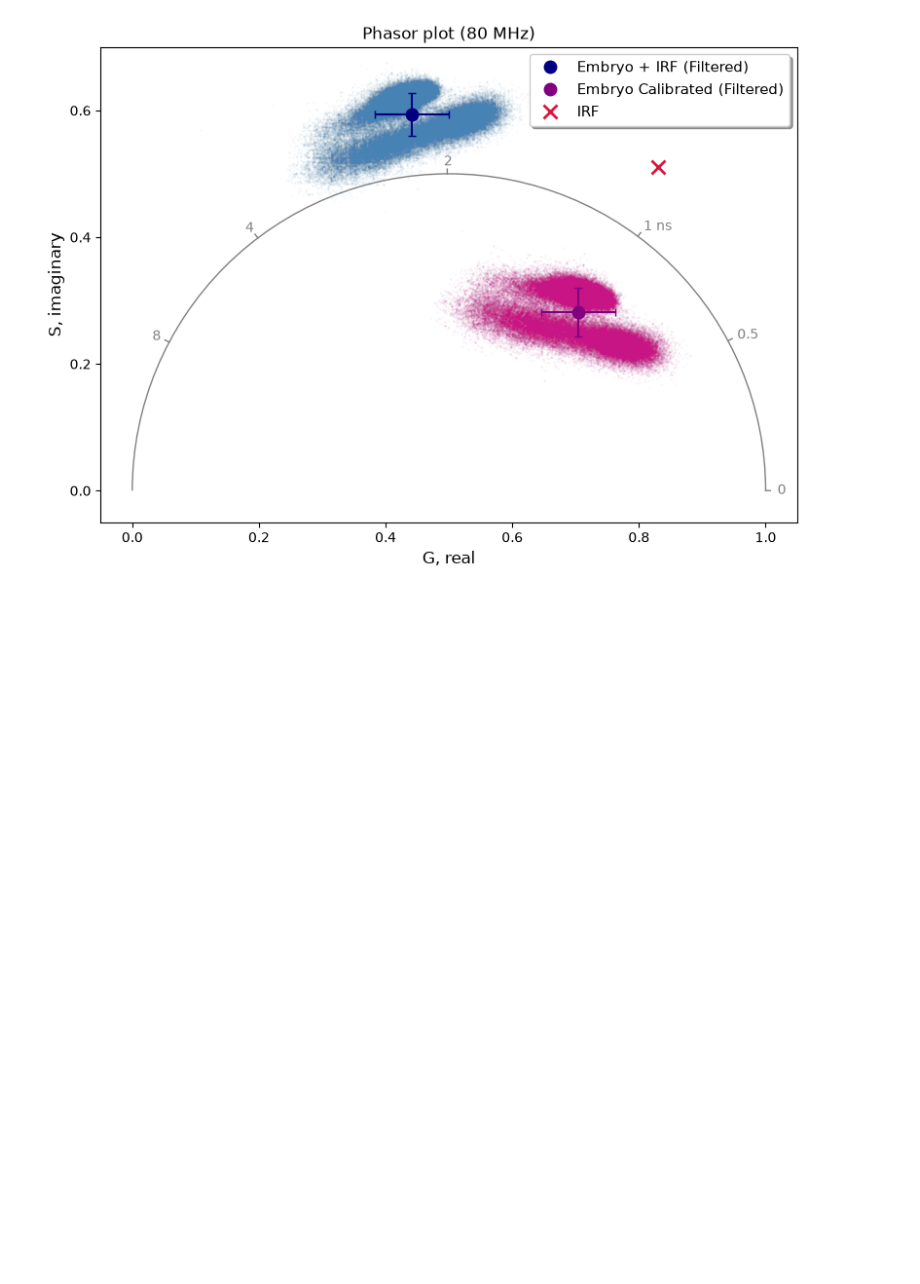
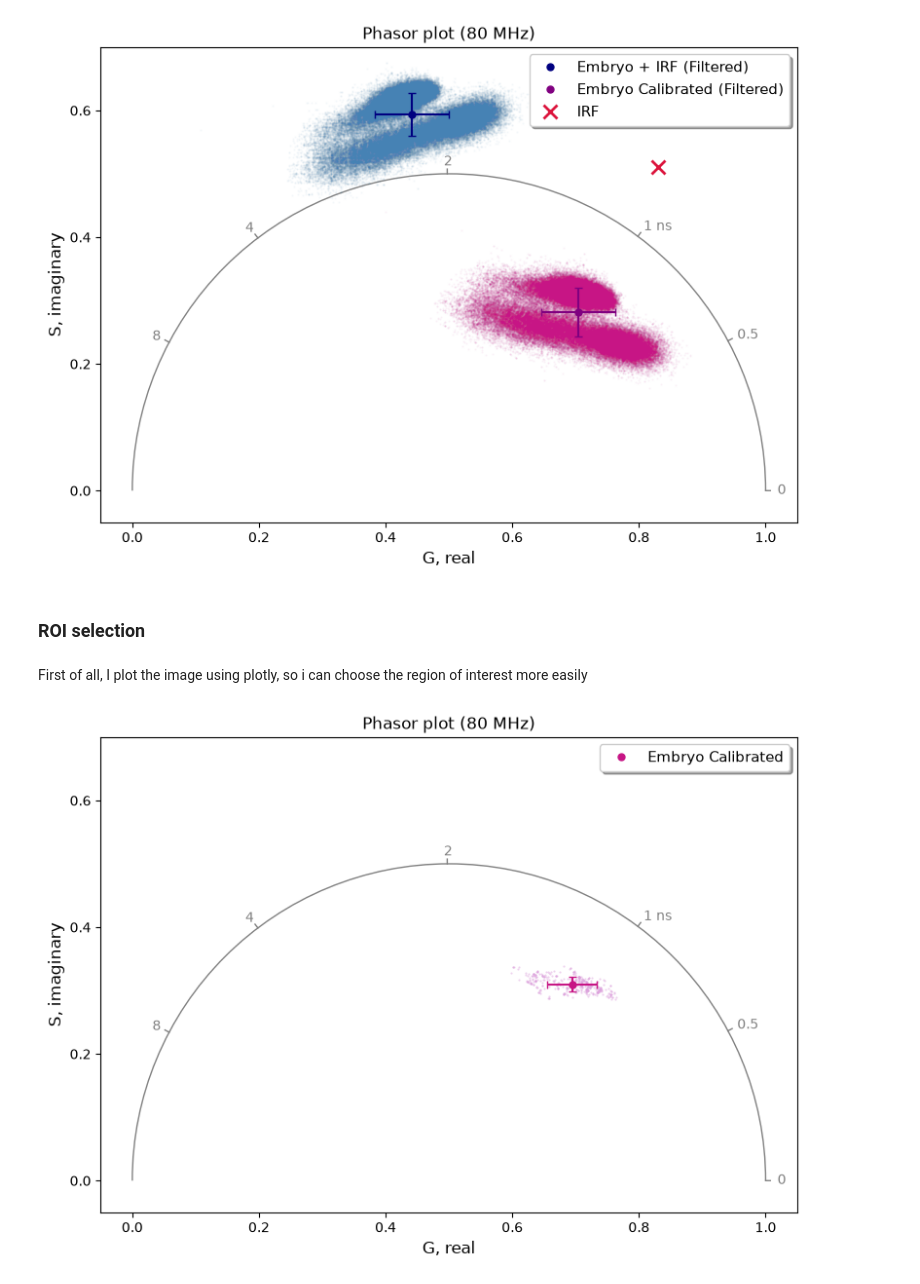
Before and after one commit to BotSas/Tesi_2026, a Jupyter notebook: main.ipynb, the cells around one changed output. Cells and saved outputs as stored; diff of their text form; code cells hidden in the pictures; blank space fills up the shorter version.

```diff
--- a/main.ipynb
+++ b/main.ipynb
@@ -1029,7 +1026,7 @@ Quello che mi interessa fare è un bg filter sul piano dei fasori. Ovvero:
 Per fare questa cosa mi viene super comodo usare phasor_filter_median() di phasorpy
 https://www.phasorpy.org/docs/stable/api/filter/#phasorpy.filter.phasor_filter_median (link risorse teoriche).
 # %%
-def phasors_from_region(image, roi_mask, median_size = 3, threshold_pct = 0.05):    # ROI = region of interest
+def phasors_from_region(image, roi_mask, median_size , threshold_pct):    # ROI = region of interest
 
     '''
     Calculates G and S from  spatial region of interest (can be whole image). Takes as input:
@@ -1135,3 +1132,7 @@ points_comparison = [
 phplt.universal_phasor_plot(T_laser = T_laser, points = points_comparison)
 # %% [output]
 [figure]
+# %% [markdown]
+<h3> ROI  selection
+# %% [markdown]
+First of all, I plot the image using plotly, so i can choose the region of interest more easily
@@ -1137,0 +1155,47 @@ phplt.universal_phasor_plot(T_laser = T_laser, points = points_comparison)
+# %%
+# ROI mask
+
+mask_size = 20
+x_center, y_center = 287, 75
+
+mask = np.zeros((embryopic.sizes["x"], embryopic.sizes["y"]), dtype=bool)
+
+mask[x_center - mask_size // 2 : x_center + mask_size // 2, y_center - mask_size // 2 : y_center + mask_size // 2] = True
+
+df_raw = phasors_from_region(embryopic, mask, median_size = 3, threshold_pct = 0.05)
+
+G_clean, S_clean = phasor_deconv(df_raw["G"], df_raw["S"], G_irf, S_irf)
+df_clean = pd.DataFrame({"G": G_clean, "S": S_clean})
+
+# STATS
+clean_mean, clean_std = cloud_data(df_clean)
+# %%
+clean_mean = df_clean[['G', 'S']].mean()
+clean_std = df_clean[['G', 'S']].std()
+
+points_masked = [
+    {
+        'G': df_clean['G'],
+        'S': df_clean['S'],
+        'color': 'plum',
+        'marker': '.',
+        'markersize': 1,
+        'alpha': 0.5,
+        'linestyle': 'None'
+    },
+    {
+        'G': clean_mean['G'],
+        'S': clean_mean['S'],
+        'xerr': clean_std['G'],
+        'yerr': clean_std['S'],
+        'label': 'Embryo Calibrated',
+        'color': 'mediumvioletred',
+        'marker': 'o',
+        'markersize': 5,
+        'zorder': 6
+    },
+]
+
+phplt.universal_phasor_plot(T_laser = T_laser, points = points_masked)
+# %% [output]
+[figure, added]
```
Also changed, not shown: parts of 18 cells of this notebook, 1 other file.
